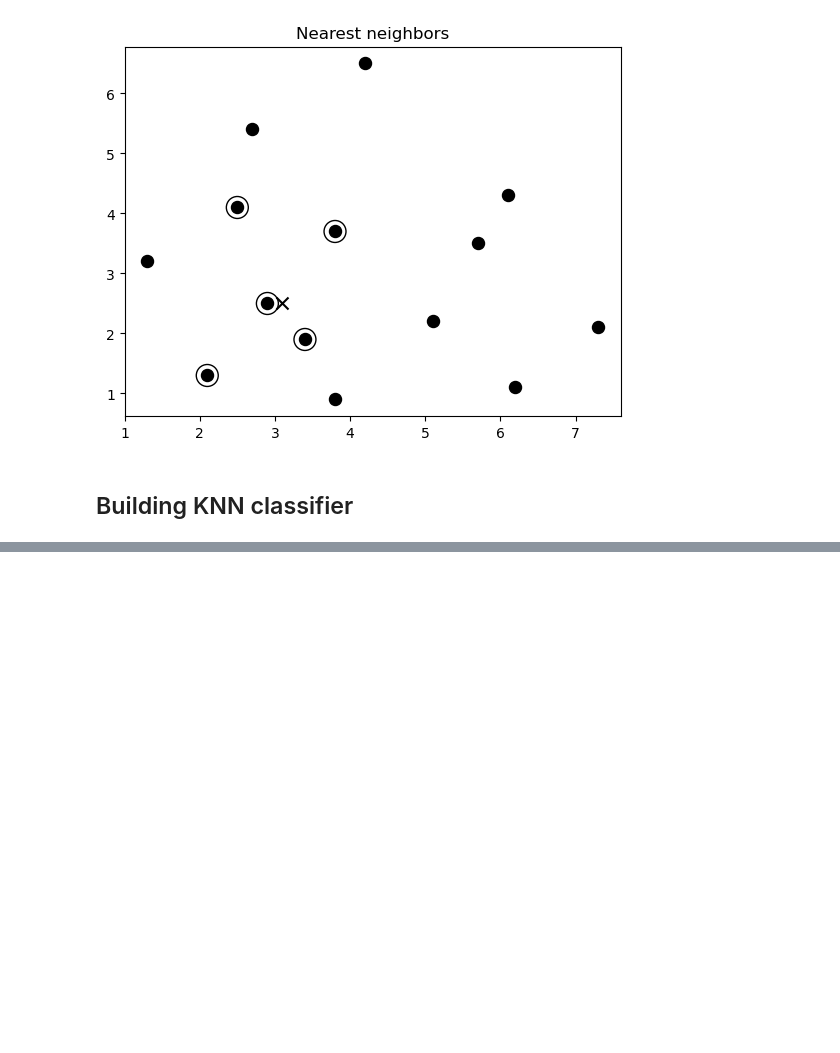
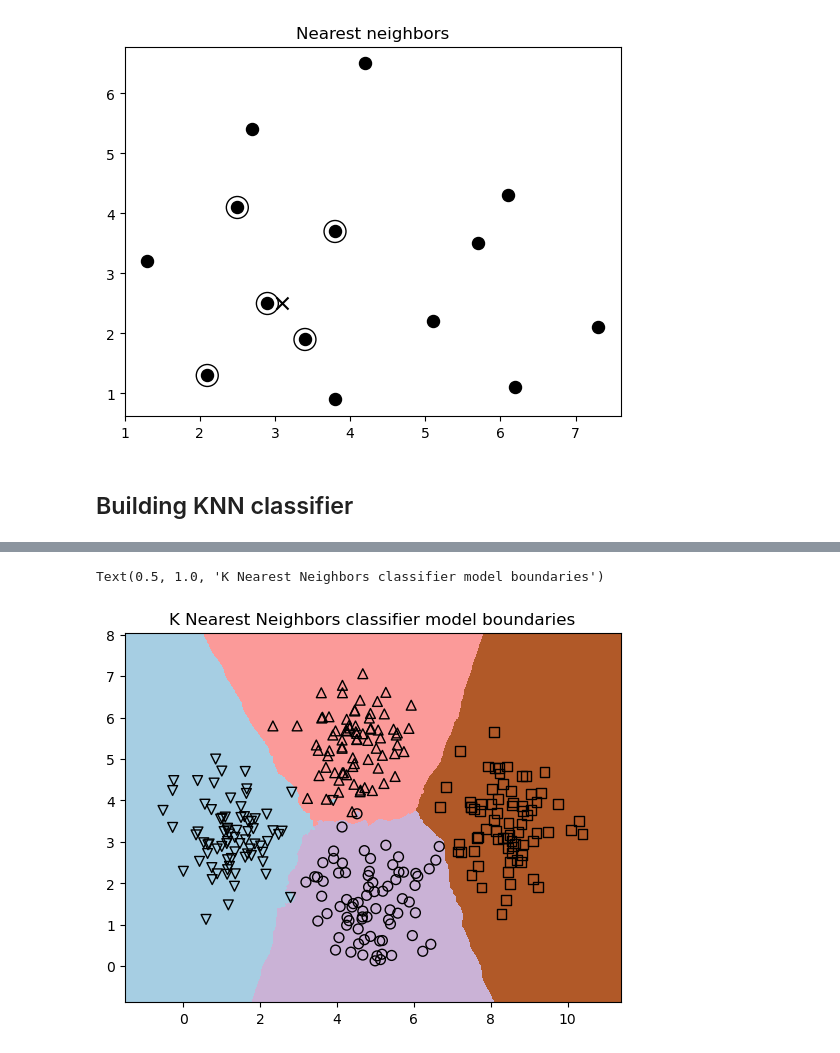
Before and after one commit to Amithmg6/project_recommand, a Jupyter notebook: aiwpy_chap5/pipeline_trainer_nb.ipynb, the cells around one changed output, grey strips where cells are left out. Cells and saved outputs as stored; diff of their text form; code cells hidden in the pictures; blank space fills up the shorter version.

```diff
--- a/aiwpy_chap5/pipeline_trainer_nb.ipynb
+++ b/aiwpy_chap5/pipeline_trainer_nb.ipynb
@@ -174,0 +227,3 @@ plt.show()
+# %%
+# Create a K Nearest Neighbours classifier model
+classifier = neighbors.KNeighborsClassifier(num_neighbors, weights='distance')
@@ -174,0 +239,25 @@ plt.show()
+# %%
+# Create the mesh to plot the boundaries
+x_min, x_max = X[:, 0].min() - 1, X[:, 0].max() + 1
+y_min, y_max = X[:, 1].min() - 1, X[:, 1].max() + 1
+x_values, y_values = np.meshgrid(np.arange(x_min, x_max, step_size),
+        np.arange(y_min, y_max, step_size))
+# %%
+# Evaluate the classifier on all the points on the grid
+output = classifier.predict(np.c_[x_values.ravel(), y_values.ravel()])
+# %%
+# Visualize the predicted output
+output = output.reshape(x_values.shape)
+plt.figure()
+plt.pcolormesh(x_values, y_values, output, cmap=cm.Paired)
+# Overlay the training points on the map
+for i in range(X.shape[0]):
+    plt.scatter(X[i, 0], X[i, 1], marker=mapper[i],
+            s=50, edgecolors='black', facecolors='none')
+
+plt.xlim(x_values.min(), x_values.max())
+plt.ylim(y_values.min(), y_values.max())
+plt.title('K Nearest Neighbors classifier model boundaries')
+# %% [output]
+Text(0.5, 1.0, 'K Nearest Neighbors classifier model boundaries')
+[figure, added]
```
Also changed, not shown: parts of 14 cells of this notebook, 1 other file.
